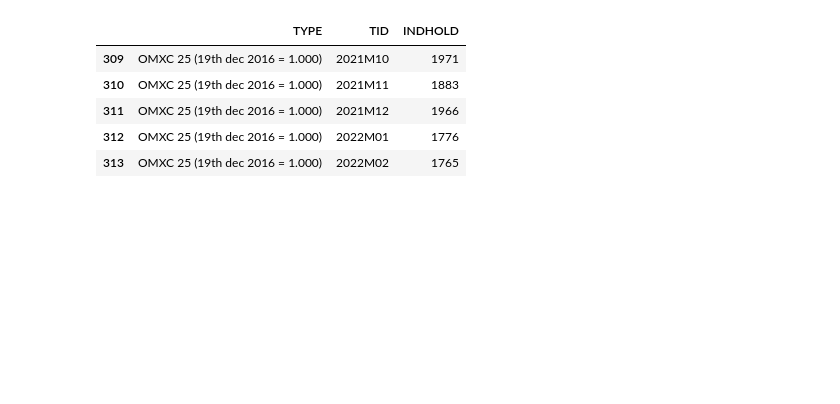
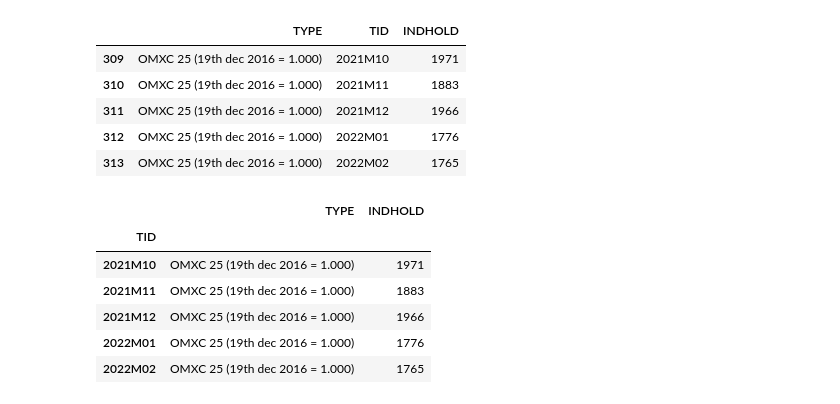
Before and after one commit to JonaDelaney/projects-2022-mmf, a Jupyter notebook: dataproject/Maiwand.ipynb, the cells around one changed output. Drawn from its saved outputs; the diff is of its cells as text; code cells hidden in the pictures; blank space fills up the shorter version.

```diff
--- a/dataproject/Maiwand.ipynb
+++ b/dataproject/Maiwand.ipynb
@@ -160,3 +171,15 @@ inc_api1.tail(5)
 | 311 | OMXC 25 (19th dec 2016 = 1.000) | 2021M12 | 1966 |
 | 312 | OMXC 25 (19th dec 2016 = 1.000) | 2022M01 | 1776 |
 | 313 | OMXC 25 (19th dec 2016 = 1.000) | 2022M02 | 1765 |
+# %%
+inc_api1.set_index('TID', inplace=True)
+# %%
+inc_api1.tail(5)
+# %% [output]
+|  | TYPE | INDHOLD |
+| TID |  |  |
+| 2021M10 | OMXC 25 (19th dec 2016 = 1.000) | 1971 |
+| 2021M11 | OMXC 25 (19th dec 2016 = 1.000) | 1883 |
+| 2021M12 | OMXC 25 (19th dec 2016 = 1.000) | 1966 |
+| 2022M01 | OMXC 25 (19th dec 2016 = 1.000) | 1776 |
+| 2022M02 | OMXC 25 (19th dec 2016 = 1.000) | 1765 |
```
Also changed, not shown: parts of 6 cells of this notebook.
